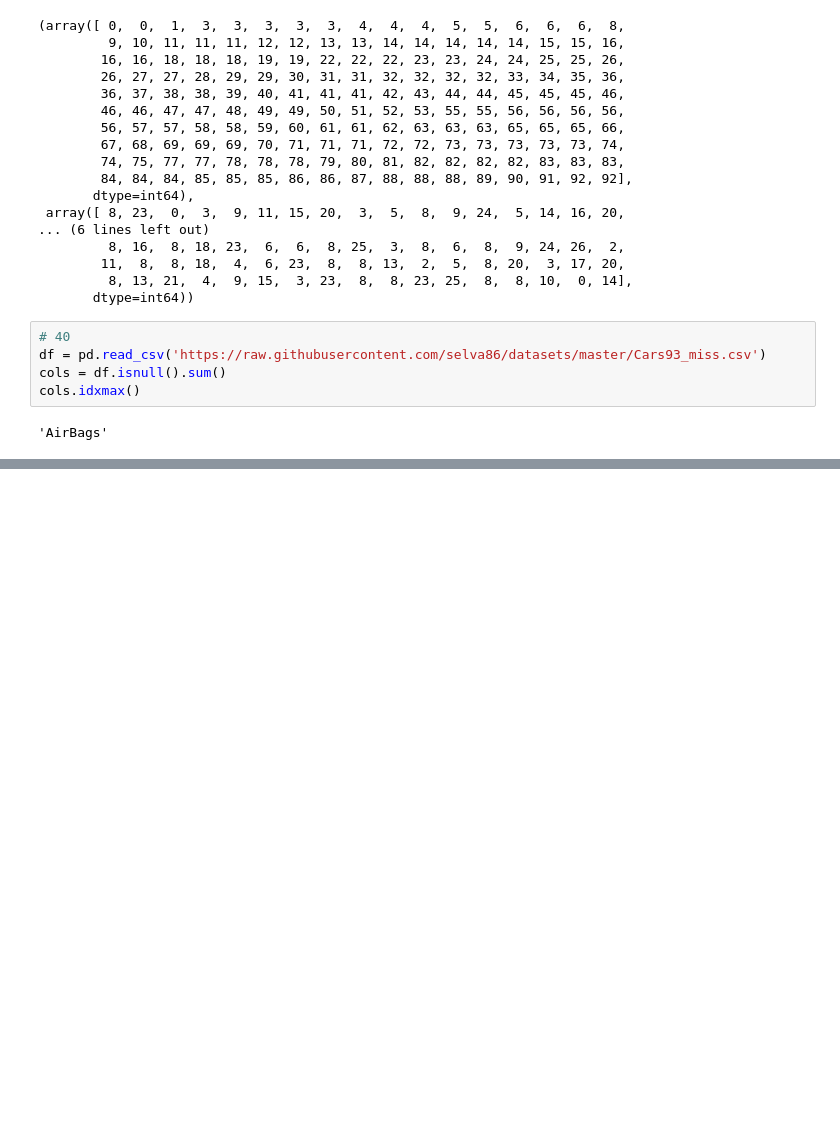
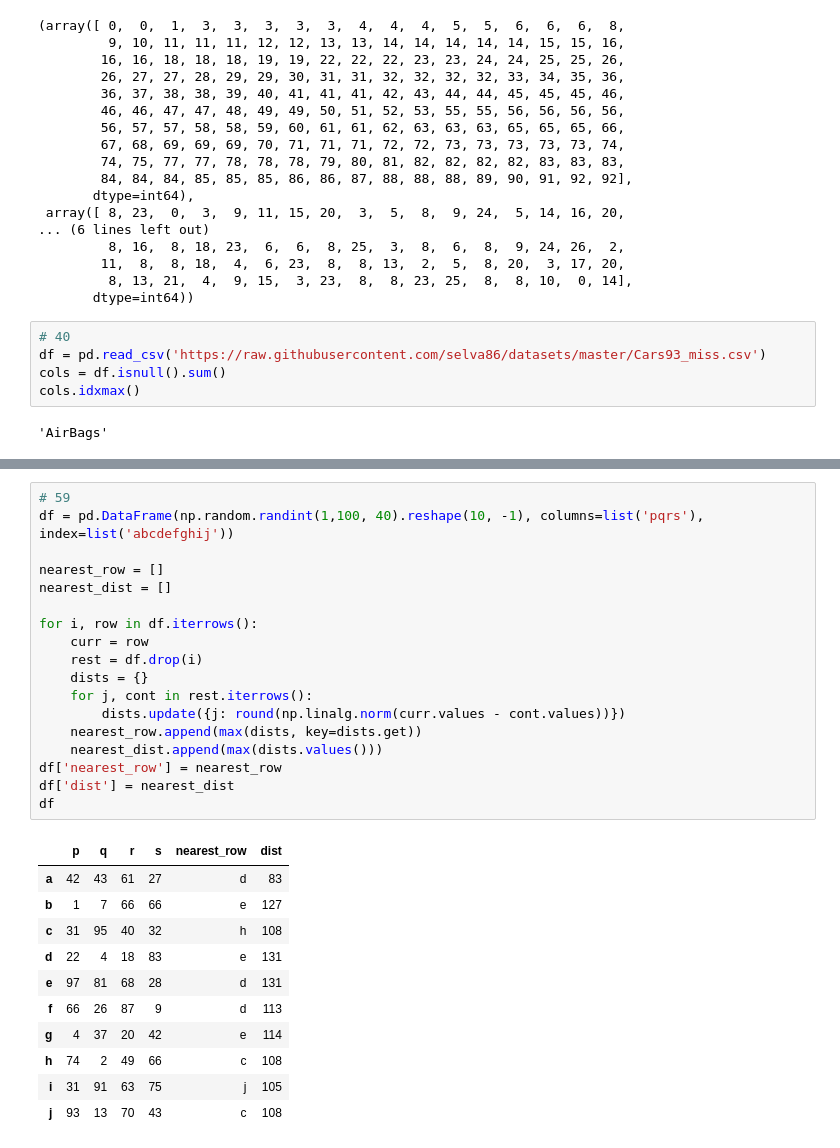
Before and after one commit to kudryavtsevarenata/IAD, a Jupyter notebook: task6/main.ipynb, the cells around one changed output, grey strips where cells are left out. Drawn from its saved outputs; the diff is of its cells as text; blank space fills up the shorter version.

```diff
--- a/task6/main.ipynb
+++ b/task6/main.ipynb
@@ -546,0 +790,30 @@ cols.idxmax()
+# %%
+# 59
+df = pd.DataFrame(np.random.randint(1,100, 40).reshape(10, -1), columns=list('pqrs'), index=list('abcdefghij'))
+
+nearest_row = []
+nearest_dist = []
+
+for i, row in df.iterrows():
+    curr = row
+    rest = df.drop(i)
+    dists = {}
+    for j, cont in rest.iterrows():
+        dists.update({j: round(np.linalg.norm(curr.values - cont.values))})
+    nearest_row.append(max(dists, key=dists.get))
+    nearest_dist.append(max(dists.values()))
+df['nearest_row'] = nearest_row
+df['dist'] = nearest_dist
+df
+# %% [output]
+|  | p | q | r | s | nearest_row | dist |
+| a | 42 | 43 | 61 | 27 | d | 83 |
+| b | 1 | 7 | 66 | 66 | e | 127 |
+| c | 31 | 95 | 40 | 32 | h | 108 |
+| d | 22 | 4 | 18 | 83 | e | 131 |
+| e | 97 | 81 | 68 | 28 | d | 131 |
+| f | 66 | 26 | 87 | 9 | d | 113 |
+| g | 4 | 37 | 20 | 42 | e | 114 |
+| h | 74 | 2 | 49 | 66 | c | 108 |
+| i | 31 | 91 | 63 | 75 | j | 105 |
+| j | 93 | 13 | 70 | 43 | c | 108 |
```
Also changed, not shown: parts of 32 cells of this notebook.
